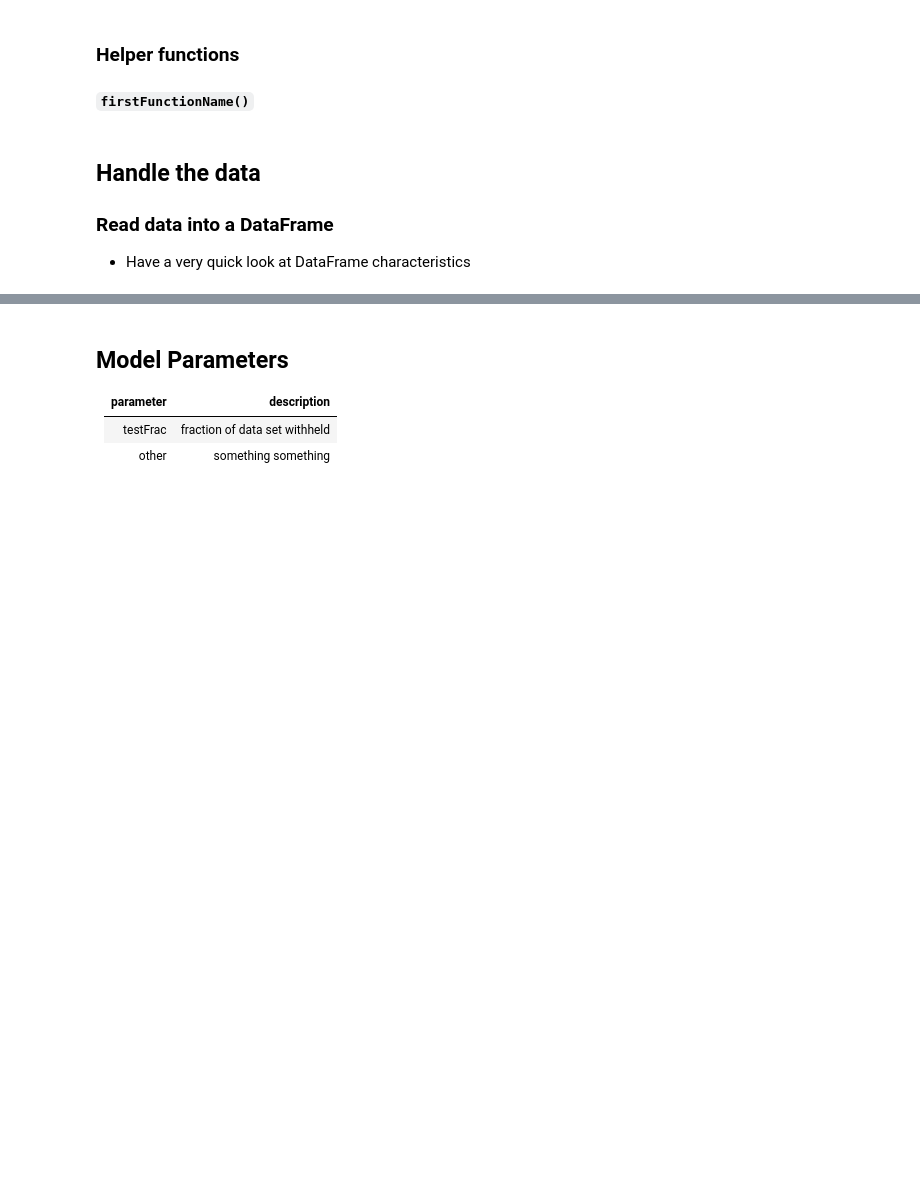
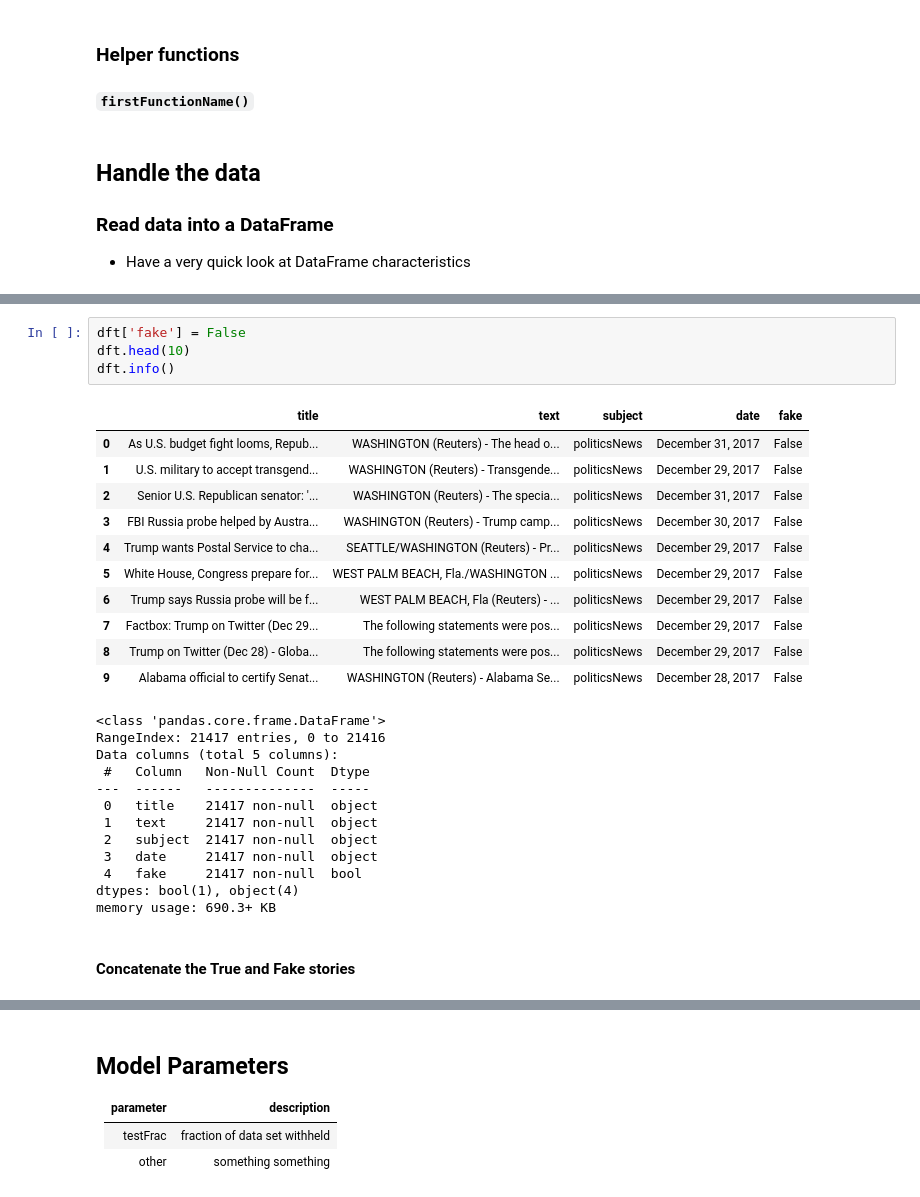
Before and after one commit to mw0/MLnotebooks, a Jupyter notebook: HuggingFace/notebooks/FakeRealNewsClassifier.ipynb, the cells around one changed output, grey strips where cells are left out. Cells and saved outputs as stored; diff of their text form; blank space fills up the shorter version.

```diff
--- a/HuggingFace/notebooks/FakeRealNewsClassifier.ipynb
+++ b/HuggingFace/notebooks/FakeRealNewsClassifier.ipynb
@@ -198,0 +376,30 @@ df.tail(10).T
+# %%
+dft['fake'] = False
+dft.head(10)
+dft.info()
+# %% [output]
+|  | title | text | subject | date | fake |
+| 0 | As U.S. budget fight looms, Repub... | WASHINGTON (Reuters) - The head o... | politicsNews | December 31, 2017 | False |
+| 1 | U.S. military to accept transgend... | WASHINGTON (Reuters) - Transgende... | politicsNews | December 29, 2017 | False |
+| 2 | Senior U.S. Republican senator: '... | WASHINGTON (Reuters) - The specia... | politicsNews | December 31, 2017 | False |
+| 3 | FBI Russia probe helped by Austra... | WASHINGTON (Reuters) - Trump camp... | politicsNews | December 30, 2017 | False |
+| 4 | Trump wants Postal Service to cha... | SEATTLE/WASHINGTON (Reuters) - Pr... | politicsNews | December 29, 2017 | False |
+| 5 | White House, Congress prepare for... | WEST PALM BEACH, Fla./WASHINGTON ... | politicsNews | December 29, 2017 | False |
+| 6 | Trump says Russia probe will be f... | WEST PALM BEACH, Fla (Reuters) - ... | politicsNews | December 29, 2017 | False |
+| 7 | Factbox: Trump on Twitter (Dec 29... | The following statements were pos... | politicsNews | December 29, 2017 | False |
+| 8 | Trump on Twitter (Dec 28) - Globa... | The following statements were pos... | politicsNews | December 29, 2017 | False |
+| 9 | Alabama official to certify Senat... | WASHINGTON (Reuters) - Alabama Se... | politicsNews | December 28, 2017 | False |
+<class 'pandas.core.frame.DataFrame'>
+RangeIndex: 21417 entries, 0 to 21416
+Data columns (total 5 columns):
+ #   Column   Non-Null Count  Dtype
+---  ------   --------------  -----
+ 0   title    21417 non-null  object
+ 1   text     21417 non-null  object
+ 2   subject  21417 non-null  object
+ 3   date     21417 non-null  object
+ 4   fake     21417 non-null  bool
+dtypes: bool(1), object(4)
+memory usage: 690.3+ KB
+# %% [markdown]
+#### Concatenate the True and Fake stories
```
Also changed, not shown: parts of 14 cells of this notebook.
